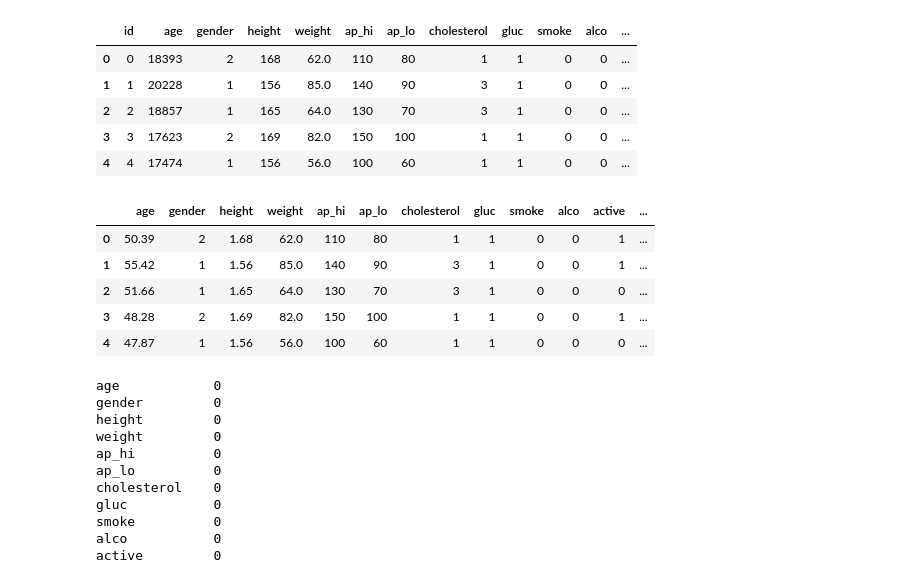
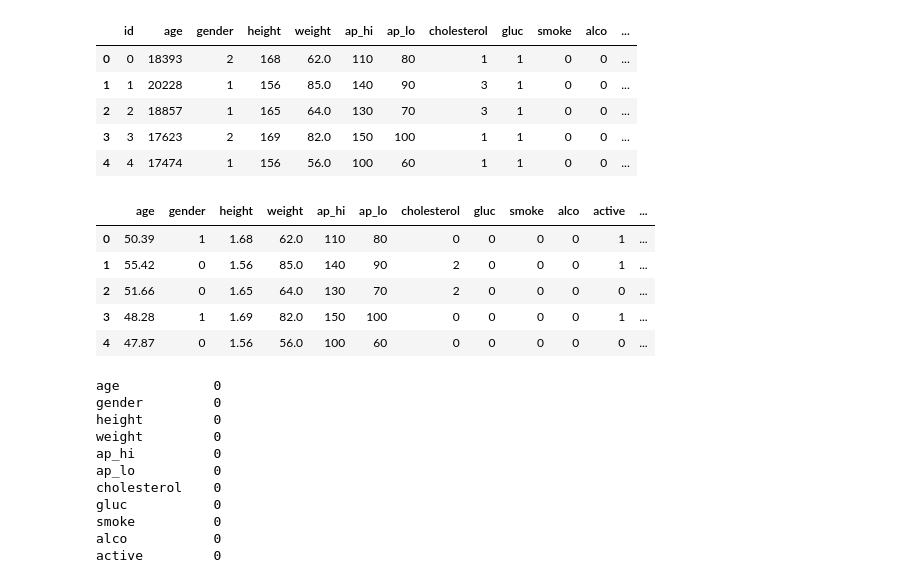
Before and after one commit to maizorin97/Nutri-Desk, a Jupyter notebook: modelos-predictivos/Analisis Nutri-Desk.ipynb, the cells around one changed output. Saved outputs shown, nothing was run; the diff lists cells and outputs as text; code cells hidden in the pictures.

```diff
--- a/modelos-predictivos/Analisis Nutri-Desk.ipynb
+++ b/modelos-predictivos/Analisis Nutri-Desk.ipynb
@@ -49,26 +51,31 @@ data.head()
 # %%
 # Para este proyecto el campo id no nos interesa
 data.drop(['id'], axis=1, inplace=True)
 # inplace sobreescribe el df, evita asignar df = df.drop()
 
 # La edad esta dada en días, la transformaremos a años para un mejor entendimiento
 data['age'] = data['age']/365
 
 # De igual manera nos es mas facíl ver la talla como metros en vez de cm
 data['height'] = data['height']/100
 
 # Mas delante vamos a comprobar el impacto que tiene para el entrenamiento quitar los campos de peso y talla
 # y en su lugar solo tomar en cuenta el índice de masa corporal (IMC=peso(kg)/(talla(m))^2)
 data['imc'] = data['weight'] / data['height']**2
 
+# para los atributos clasificados vamos a indexarlos desde 0
+data['gender'] = data['gender']-1
+data['cholesterol'] = data['cholesterol']-1
+data['gluc'] = data['gluc']-1
+
 data.head().round(2)
 # %% [output]
 |  | age | gender | height | weight | ap_hi | ap_lo | cholesterol | gluc | smoke | alco | active | ... |
-| 0 | 50.39 | 2 | 1.68 | 62.0 | 110 | 80 | 1 | 1 | 0 | 0 | 1 | ... |
-| 1 | 55.42 | 1 | 1.56 | 85.0 | 140 | 90 | 3 | 1 | 0 | 0 | 1 | ... |
-| 2 | 51.66 | 1 | 1.65 | 64.0 | 130 | 70 | 3 | 1 | 0 | 0 | 0 | ... |
-| 3 | 48.28 | 2 | 1.69 | 82.0 | 150 | 100 | 1 | 1 | 0 | 0 | 1 | ... |
-| 4 | 47.87 | 1 | 1.56 | 56.0 | 100 | 60 | 1 | 1 | 0 | 0 | 0 | ... |
+| 0 | 50.39 | 1 | 1.68 | 62.0 | 110 | 80 | 0 | 0 | 0 | 0 | 1 | ... |
+| 1 | 55.42 | 0 | 1.56 | 85.0 | 140 | 90 | 2 | 0 | 0 | 0 | 1 | ... |
+| 2 | 51.66 | 0 | 1.65 | 64.0 | 130 | 70 | 2 | 0 | 0 | 0 | 0 | ... |
+| 3 | 48.28 | 1 | 1.69 | 82.0 | 150 | 100 | 0 | 0 | 0 | 0 | 1 | ... |
+| 4 | 47.87 | 0 | 1.56 | 56.0 | 100 | 60 | 0 | 0 | 0 | 0 | 0 | ... |
 # %%
 # Identificando la presencia de valores nulos
 data.isna().sum()
```
Also changed, not shown: parts of 31 cells of this notebook.
